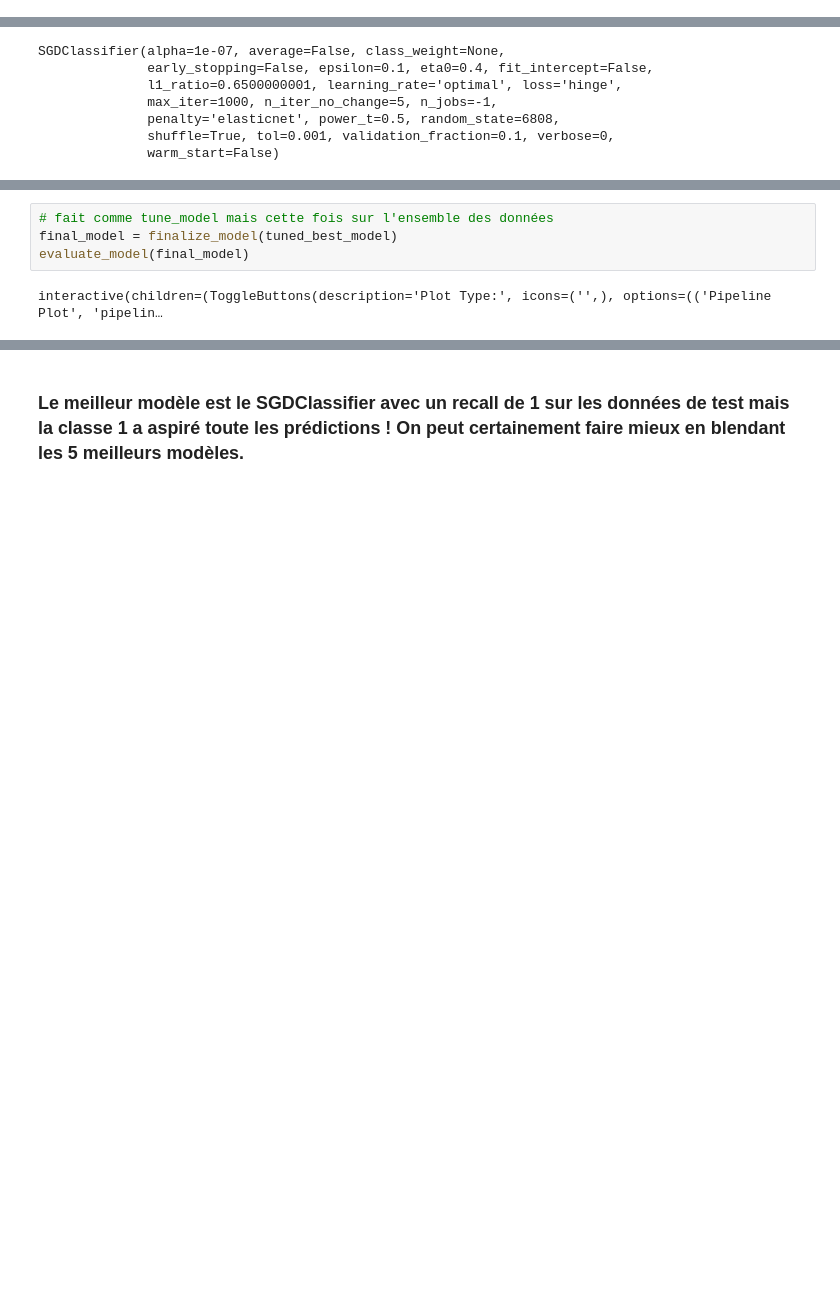
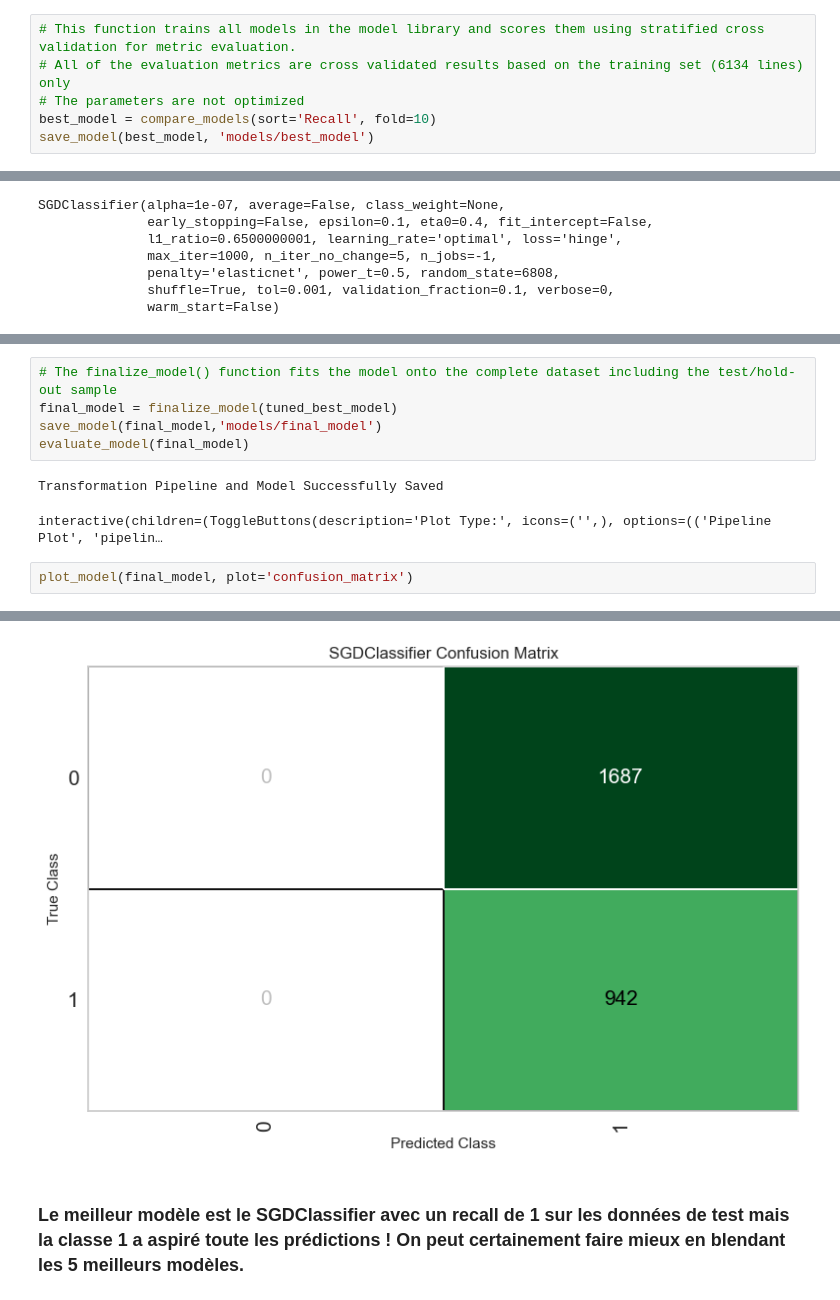
Before and after one commit to Antoine1608/KA-CL-P2-Predicting_heart_attack, a Jupyter notebook: Heart_attack_notebook.ipynb, the cells around one changed output, grey strips where cells are left out. Cells and saved outputs as stored; diff of their text form; blank space fills up the shorter version.

Commit message:
ajout de la matrice de confusion dans MLFlow

```diff
--- a/Heart_attack_notebook.ipynb
+++ b/Heart_attack_notebook.ipynb
@@ -118,0 +109,6 @@ best_model = compare_models(sort='Recall',fold = 5)
+# %%
+# This function trains all models in the model library and scores them using stratified cross validation for metric evaluation.
+# All of the evaluation metrics are cross validated results based on the training set (6134 lines) only
+# The parameters are not optimized
+best_model = compare_models(sort='Recall', fold=10)
+save_model(best_model, 'models/best_model')
@@ -151,6 +222,11 @@ SGDClassifier(alpha=1e-07, average=False, class_weight=None,
 # %%
-# fait comme tune_model mais cette fois sur l'ensemble des données
+# The finalize_model() function fits the model onto the complete dataset including the test/hold-out sample
 final_model = finalize_model(tuned_best_model)
+save_model(final_model,'models/final_model')
 evaluate_model(final_model)
 # %% [output]
-interactive(children=(ToggleButtons(description='Plot Type:', icons=('',), options=(('Pipeline Plot', 'pipelin…
+Transformation Pipeline and Model Successfully Saved
+interactive(children=(ToggleButtons(description='Plot Type:', icons=('',), options=(('Pipeline Plot', 'pipelin…
+# %%
+plot_model(final_model, plot='confusion_matrix')
+# %% [output]
@@ -157,3 +234,4 @@ interactive(children=(ToggleButtons(description='Plot Type:', icons=('',), optio
+[figure, added]
 # %% [markdown]
 ### Le meilleur modèle est le SGDClassifier avec un recall de 1 sur les données de test mais la classe 1 a aspiré toute les prédictions ! On peut certainement faire mieux en blendant les 5 meilleurs modèles.
 # %%
```
Also changed, not shown: parts of 22 cells of this notebook, 1 other file.
